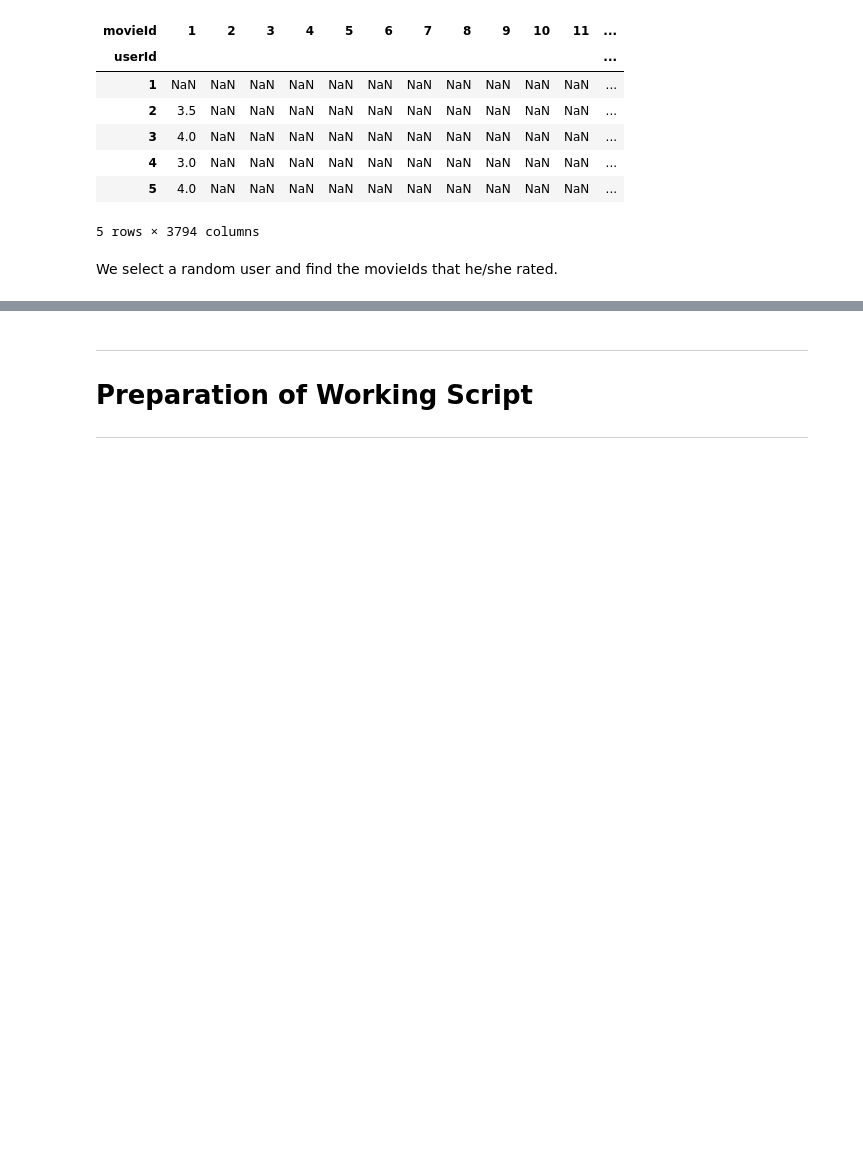
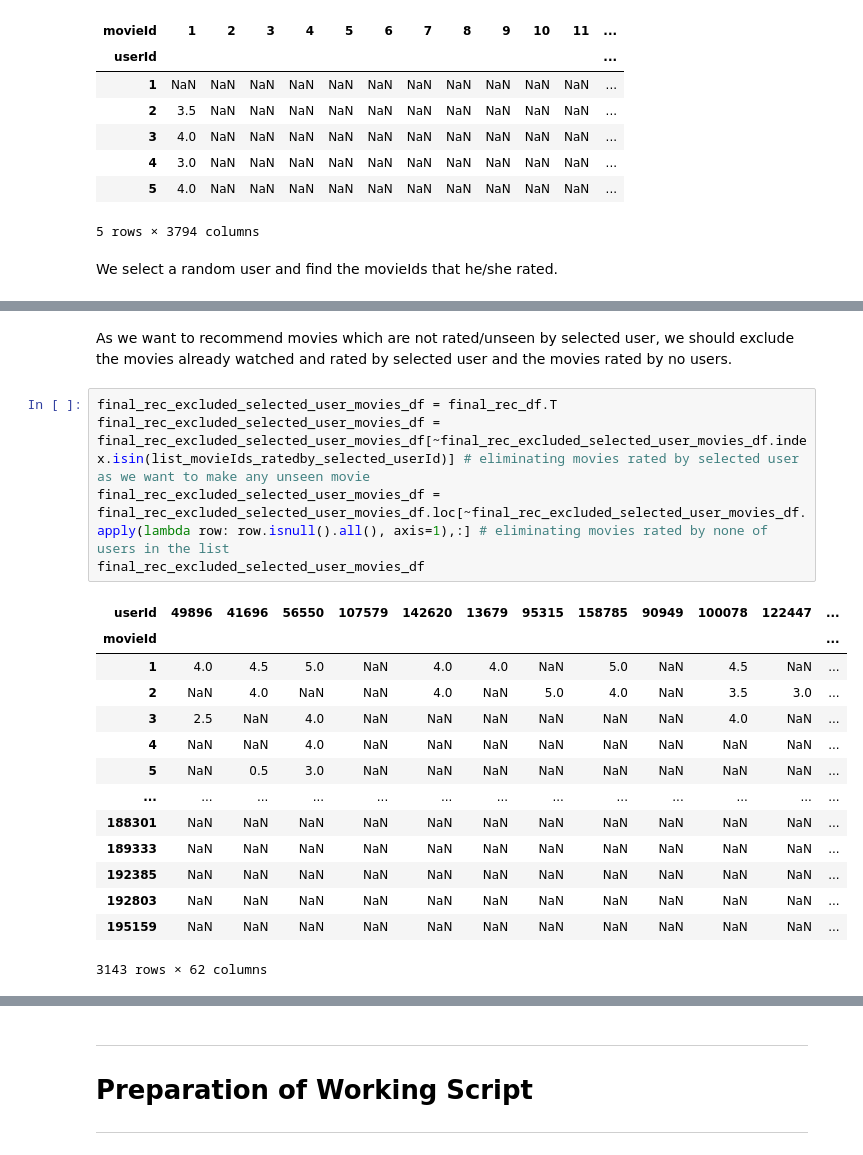
Before and after one commit to eray-yuztyurk/Content-Based-Movie-Recommendation, a Jupyter notebook: collaborative-filtering-movie-recommendation.ipynb, the cells around one changed output, grey strips where cells are left out. Drawn from its saved outputs; the diff is of its cells as text; blank space fills up the shorter version.

```diff
--- a/collaborative-filtering-movie-recommendation.ipynb
+++ b/collaborative-filtering-movie-recommendation.ipynb
@@ -478,0 +484,22 @@ final_rec_df
+# %% [markdown]
+As we want to recommend movies which are not rated/unseen by selected user, we should exclude the movies already watched and rated by selected user and the movies rated by no users.
+# %%
+final_rec_excluded_selected_user_movies_df = final_rec_df.T
+final_rec_excluded_selected_user_movies_df = final_rec_excluded_selected_user_movies_df[~final_rec_excluded_selected_user_movies_df.index.isin(list_movieIds_ratedby_selected_userId)] # eliminating movies rated by selected user as we want to make any unseen movie
+final_rec_excluded_selected_user_movies_df = final_rec_excluded_selected_user_movies_df.loc[~final_rec_excluded_selected_user_movies_df.apply(lambda row: row.isnull().all(), axis=1),:] # eliminating movies rated by none of users in the list
+final_rec_excluded_selected_user_movies_df
+# %% [output]
+| userId | 49896 | 41696 | 56550 | 107579 | 142620 | 13679 | 95315 | 158785 | 90949 | 100078 | 122447 | ... |
+| movieId |  |  |  |  |  |  |  |  |  |  |  | ... |
+| 1 | 4.0 | 4.5 | 5.0 | NaN | 4.0 | 4.0 | NaN | 5.0 | NaN | 4.5 | NaN | ... |
+| 2 | NaN | 4.0 | NaN | NaN | 4.0 | NaN | 5.0 | 4.0 | NaN | 3.5 | 3.0 | ... |
+| 3 | 2.5 | NaN | 4.0 | NaN | NaN | NaN | NaN | NaN | NaN | 4.0 | NaN | ... |
+| 4 | NaN | NaN | 4.0 | NaN | NaN | NaN | NaN | NaN | NaN | NaN | NaN | ... |
+| 5 | NaN | 0.5 | 3.0 | NaN | NaN | NaN | NaN | NaN | NaN | NaN | NaN | ... |
+| ... | ... | ... | ... | ... | ... | ... | ... | ... | ... | ... | ... | ... |
+| 188301 | NaN | NaN | NaN | NaN | NaN | NaN | NaN | NaN | NaN | NaN | NaN | ... |
+| 189333 | NaN | NaN | NaN | NaN | NaN | NaN | NaN | NaN | NaN | NaN | NaN | ... |
+| 192385 | NaN | NaN | NaN | NaN | NaN | NaN | NaN | NaN | NaN | NaN | NaN | ... |
+| 192803 | NaN | NaN | NaN | NaN | NaN | NaN | NaN | NaN | NaN | NaN | NaN | ... |
+| 195159 | NaN | NaN | NaN | NaN | NaN | NaN | NaN | NaN | NaN | NaN | NaN | ... |
+3143 rows × 62 columns
```
Also changed, not shown: parts of 25 cells of this notebook.
